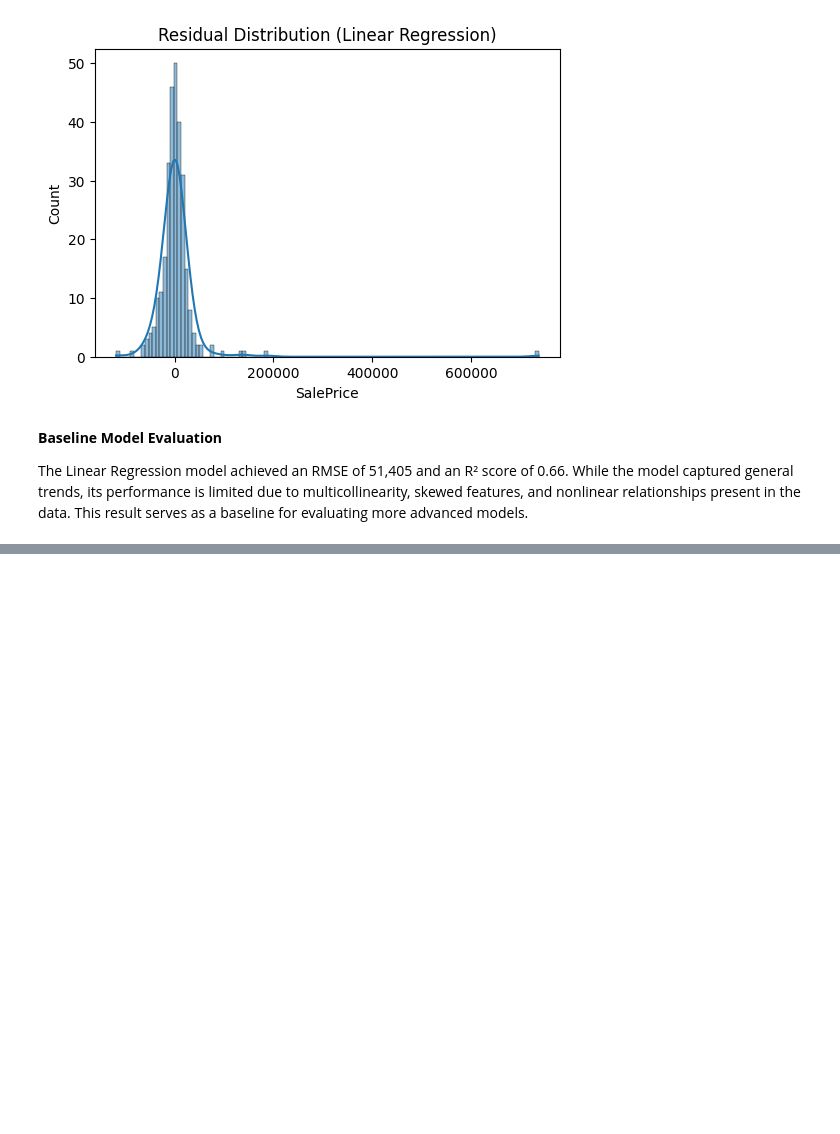
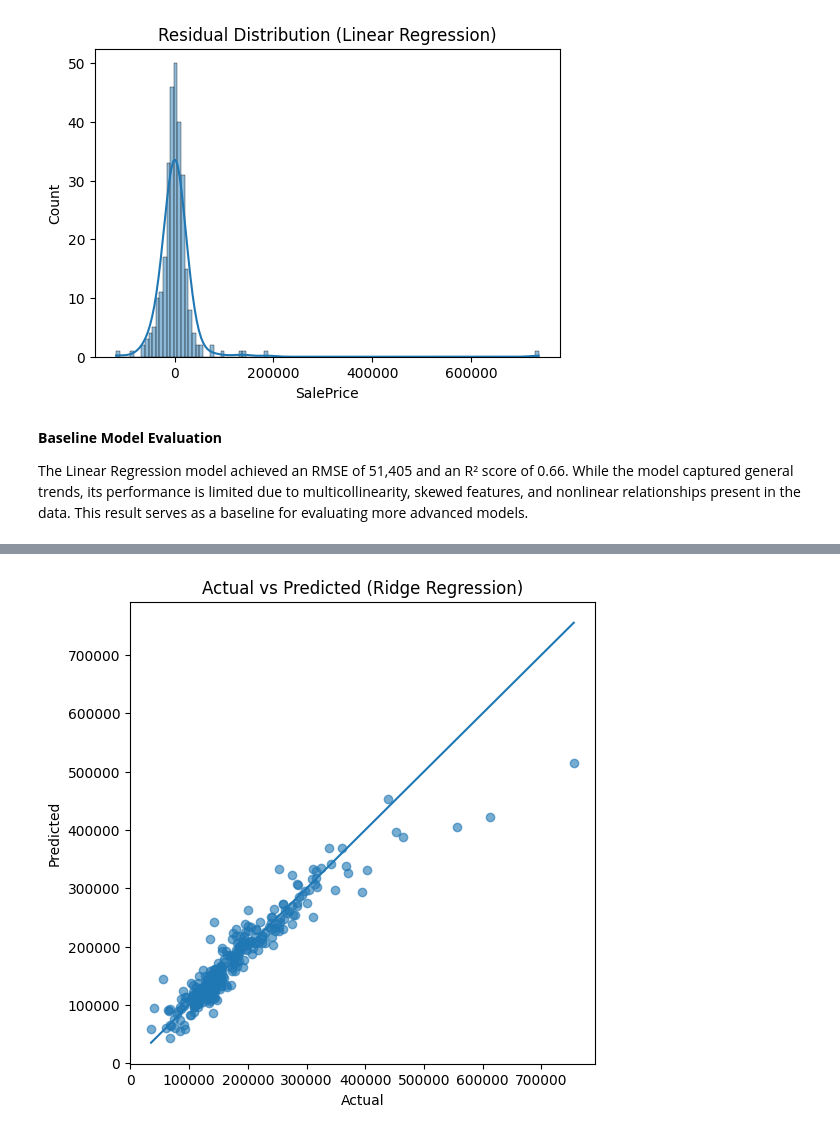
Before and after one commit to puppalasai-24/MSc_Data_Science_Project, a Jupyter notebook: DS_Project_PVSK.ipynb, the cells around one changed output, grey strips where cells are left out. Saved outputs shown, nothing was run; the diff lists cells and outputs as text; code cells hidden in the pictures; blank space fills up the shorter version.

```diff
--- a/DS_Project_PVSK.ipynb
+++ b/DS_Project_PVSK.ipynb
@@ -381,0 +457,12 @@ The Linear Regression model achieved an RMSE of 51,405 and an R² score of 0.66.
+# %%
+# Predicted vs Actual Plot.
+
+plt.figure(figsize=(6,6))
+plt.scatter(y_val, y_val_pred, alpha=0.6)
+plt.plot([y_val.min(), y_val.max()], [y_val.min(), y_val.max()])  # ideal line
+plt.title("Actual vs Predicted (Ridge Regression)")
+plt.xlabel("Actual")
+plt.ylabel("Predicted")
+plt.show()
+# %% [output]
+[figure, added]
```
Also changed, not shown: parts of 33 cells of this notebook.
